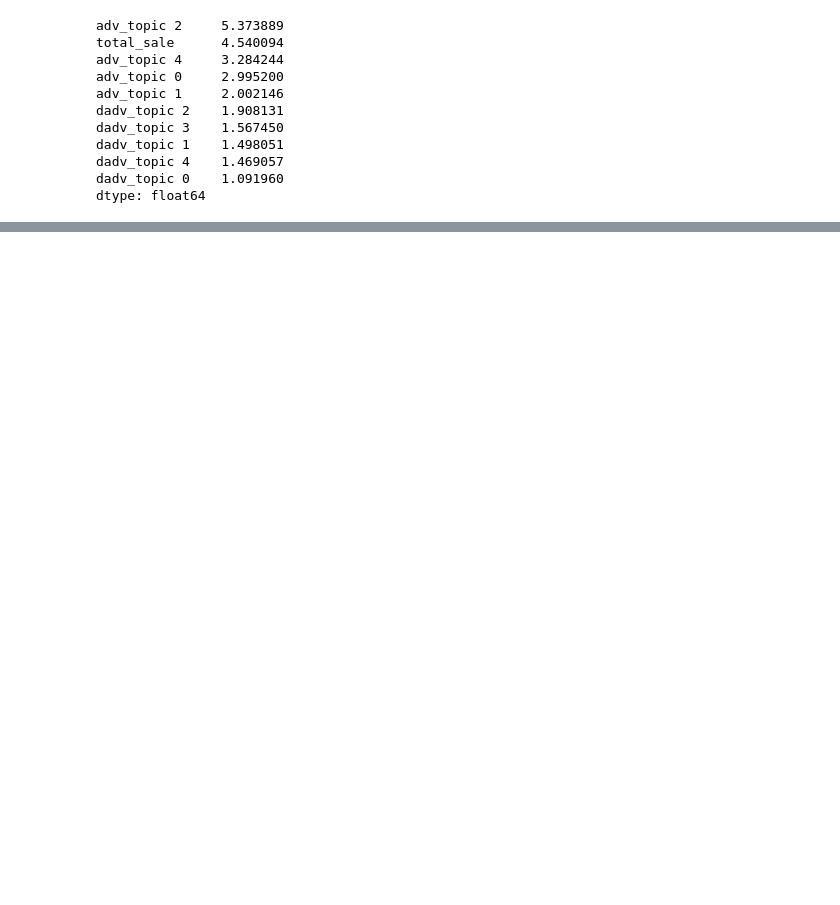
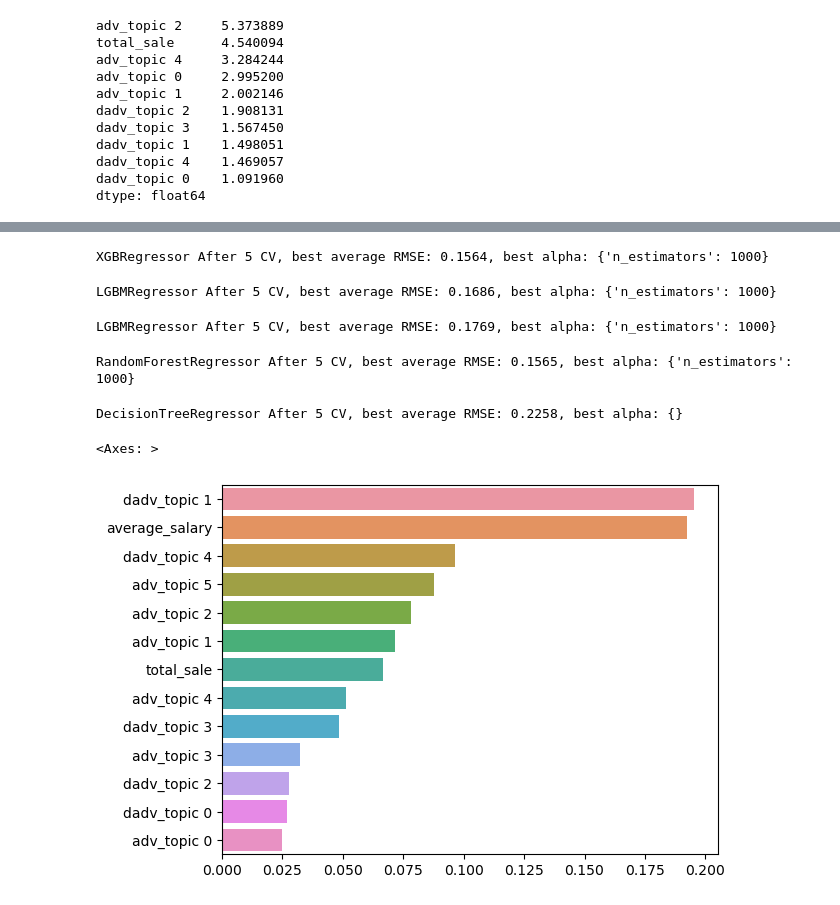
Before and after one commit to Sue-HyeongLee/SCAICO_turnover_rate, a Jupyter notebook: topic_modeling TOR_Calculate.ipynb, the cells around one changed output, grey strips where cells are left out. Saved outputs shown, nothing was run; the diff lists cells and outputs as text; code cells hidden in the pictures; blank space fills up the shorter version.

```diff
--- a/topic_modeling TOR_Calculate.ipynb
+++ b/topic_modeling TOR_Calculate.ipynb
@@ -342,0 +323,51 @@ models = [dt_reg, rf_reg, gb_reg, xgb_reg, lgb_reg]
+# %%
+from xgboost import XGBRegressor
+
+xgb_params = {'n_estimators': [1000]}
+xgb_reg = XGBRegressor(n_estimators = 1000, learning_rate = 0.05, colsample_bytree = 0.5, subsample = 0.8)
+print_best_params(xgb_reg, xgb_params)
+# %% [output]
+XGBRegressor After 5 CV, best average RMSE: 0.1564, best alpha: {'n_estimators': 1000}
+# %%
+from lightgbm import LGBMRegressor
+
+lgbm_params = {'n_estimators': [1000]}
+lgbm_reg = LGBMRegressor(n_estimators=1000, learning_rate= 0.05, num_leaves=4,
+                         subsample=0.6, colsample_bytree=0.4, reg_lambda=10, n_jobs=-1)
+print_best_params(lgbm_reg,lgbm_params)
+# %% [output]
+LGBMRegressor After 5 CV, best average RMSE: 0.1686, best alpha: {'n_estimators': 1000}
+# %%
+from sklearn.ensemble import GradientBoostingRegressor
+
+gb_params = {'n_estimators': [1000]}
+gb_reg = LGBMRegressor(n_estimators=1000, learning_rate= 0.05, subsample=0.6 )
+print_best_params(gb_reg,gb_params)
+# %% [output]
+LGBMRegressor After 5 CV, best average RMSE: 0.1769, best alpha: {'n_estimators': 1000}
+# %%
+from sklearn.ensemble import RandomForestRegressor
+
+rf_params = {'n_estimators': [1000]}
+rf_reg = RandomForestRegressor(n_estimators=1000)
+print_best_params(rf_reg,rf_params)
+# %% [output]
+RandomForestRegressor After 5 CV, best average RMSE: 0.1565, best alpha: {'n_estimators': 1000}
+# %%
+from sklearn.tree import DecisionTreeRegressor
+
+dt_params = {}
+dt_reg = DecisionTreeRegressor(max_depth=4)
+print_best_params(dt_reg, dt_params)
+# %% [output]
+DecisionTreeRegressor After 5 CV, best average RMSE: 0.2258, best alpha: {}
+# %%
+# Feature graph xgb
+xgb_reg.fit(x_data, y_target)
+
+feature_series = pd.Series(data = xgb_reg.feature_importances_, index =x_data.columns)
+feature_series = feature_series.sort_values(ascending=False)
+sns.barplot(x=feature_series, y= feature_series.index)
+# %% [output]
+<Axes: >
+[figure, added]
```
Also changed, not shown: parts of 22 cells of this notebook.
